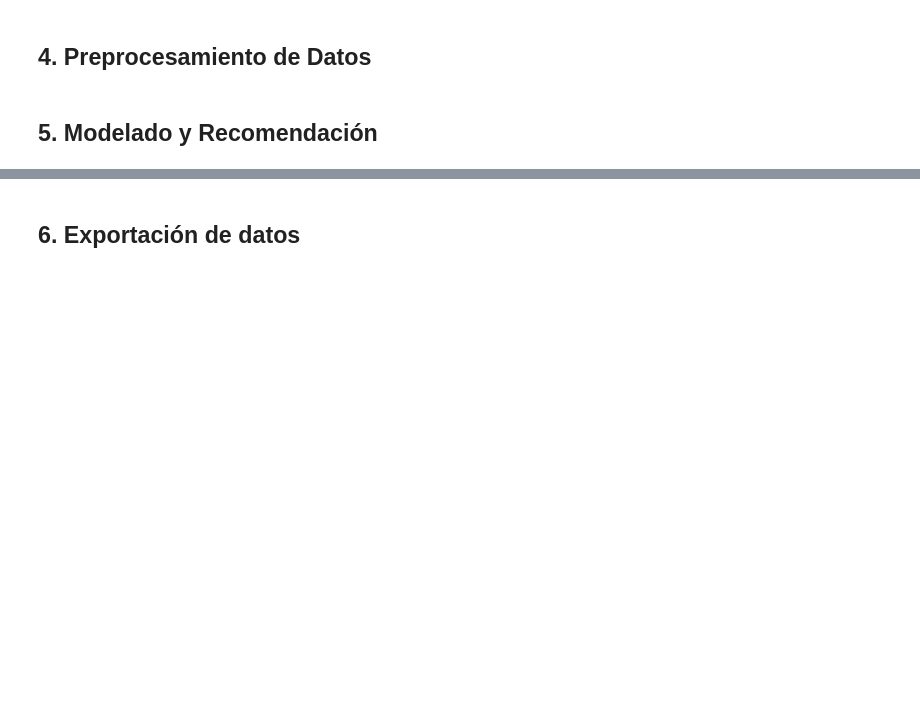
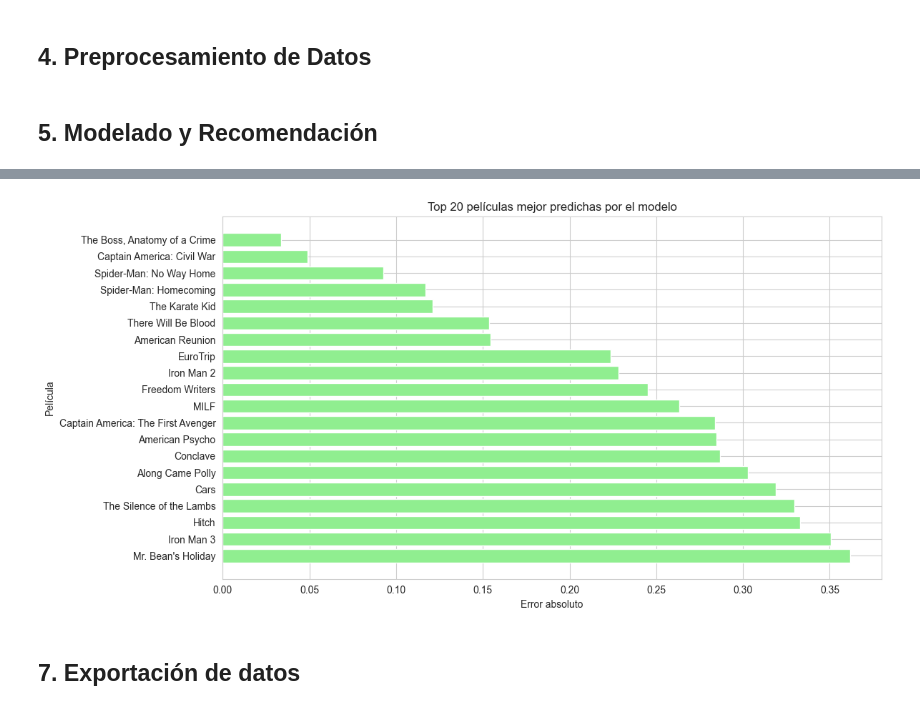
Before and after one commit to baltumenvielle/letterboxdrecommender, a Jupyter notebook: lbxd_0.3.ipynb, the cells around one changed output, grey strips where cells are left out. Cells and saved outputs as stored; diff of their text form; code cells hidden in the pictures; blank space fills up the shorter version.

```diff
--- a/lbxd_0.3.ipynb
+++ b/lbxd_0.3.ipynb
@@ -241,5 +294,18 @@ display(recommendations.head(5))
+# %%
+best_predictions = val_results.sort_values(by='error').head(20)
+
+plt.figure(figsize=(12, 6))
+plt.barh(best_predictions['title'], best_predictions['error'], color='lightgreen')
+plt.xlabel("Error absoluto")
+plt.ylabel("Película")
+plt.title("Top 20 películas mejor predichas por el modelo")
+plt.tight_layout()
+plt.gca().invert_yaxis()
+plt.show()
+# %% [output]
+[figure, added]
 # %% [markdown]
-## 6. Exportación de datos
+## 7. Exportación de datos
 # %%
 # Acorta los datos para que no aparezcan tantos actores en el .xlsx
 export = recommendations.copy()
```
Also changed, not shown: parts of 9 cells of this notebook.
